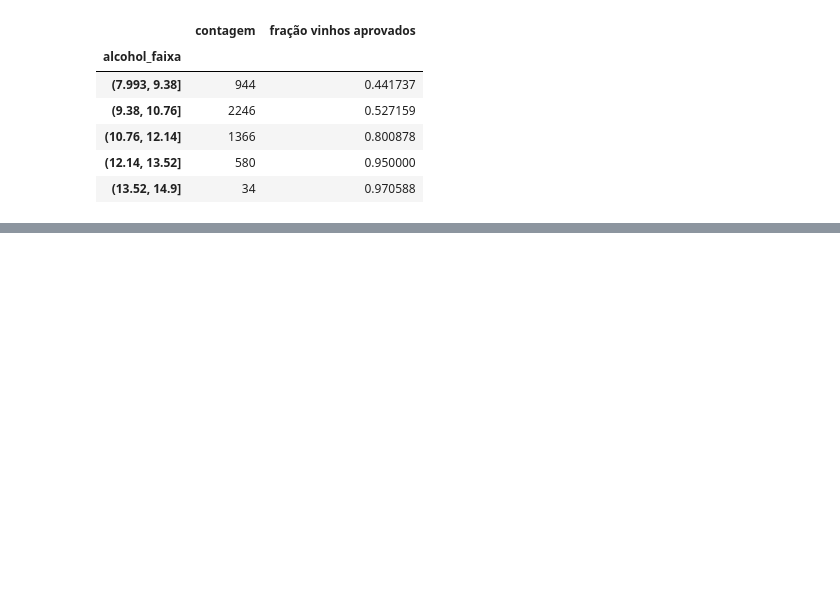
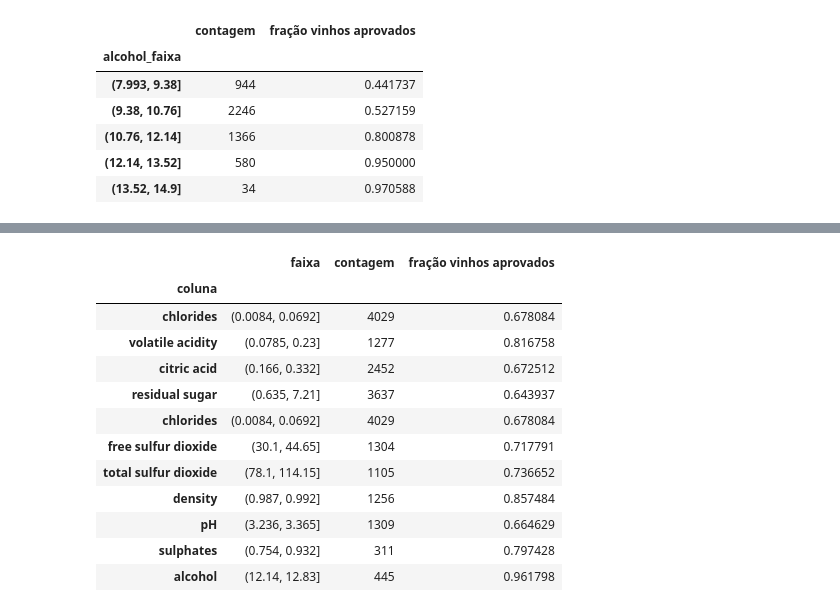
Before and after one commit to DionesGouvea/data-science-toolbox, a Jupyter notebook: Analise_exploratoria_vinhos_aprovados.ipynb, the cells around one changed output, grey strips where cells are left out. Drawn from its saved outputs; the diff is of its cells as text; code cells hidden in the pictures; blank space fills up the shorter version.

```diff
--- a/Analise_exploratoria_vinhos_aprovados.ipynb
+++ b/Analise_exploratoria_vinhos_aprovados.ipynb
@@ -325,0 +329,31 @@ agrupamento
+# %%
+def seleciona_faixa(dados, coluna, min_vinhos=100, faixas=10):
+    # Função que parte dos dados e da coluna, selecionando a melhor faixa dentre as faixas escolhidas
+
+    # Passo 1 - Selecionar a variável e fazer a coluna de faixas
+    train[coluna+'_faixa'] = pd.cut(train[coluna],bins=faixas)
+
+    # Passo 2 - Agrupar pela coluna de faixas e calcular média da coluna 'aprovado'
+    agrupamento = train.groupby(coluna+'_faixa')['approved'].agg(['count','mean'])
+    agrupamento.columns = ['contagem','fração vinhos aprovados'] #renomeando colunas
+
+    # Passo 3 - Selecionar apenas as faixas com um número mínimo de vinhos
+    agrupamento_filtro = agrupamento[agrupamento['contagem']>=min_vinhos]
+
+    # Passo 4 - Ordenar pela fração de vinhos aprovados, e selecionar a melhor faixa
+    # iloc[0] indica a 1a linha e o 'to_frame' transforma em DataFrame, e o .T transpõe o DataFrame
+    faixa_final = agrupamento_filtro.sort_values(by='fração vinhos aprovados',ascending=False).reset_index().iloc[0].to_frame().T
+
+    # Ajustando nomes
+    faixa_final.columns = ['faixa','contagem','fração vinhos aprovados']
+
+    # Criando uma nova coluna com o nome da variável testada, e colocando-a como índice
+    faixa_final['coluna'] = coluna
+    faixa_final.set_index('coluna',inplace=True)
+
+    # Salvando as seleções em um dataframe
+    return faixa_final
+# %%
+# Rodando para a primeira coluna
+teste_faixas = seleciona_faixa(train,'chlorides')
+teste_faixas
@@ -325,0 +364,7 @@ agrupamento
+# %%
+#aplicando um for para rodar a função em todas as colunas
+
+# Novamente selecionando as colunas numéricas
+colunas_numericas = list(train.select_dtypes(include='float').columns)
+
+colunas_numericas
@@ -325,0 +383,19 @@ agrupamento
+# %%
+# Rodando a função para todas as colunas (excluindo a 'chlorides', que já fizemos)
+for col in colunas_numericas[1:]:
+    teste_faixas = pd.concat([teste_faixas,seleciona_faixa(train,col)]) # Concatenar os Dataframes dentro da lista
+teste_faixas
+# %% [output]
+|  | faixa | contagem | fração vinhos aprovados |
+| coluna |  |  |  |
+| chlorides | (0.0084, 0.0692] | 4029 | 0.678084 |
+| volatile acidity | (0.0785, 0.23] | 1277 | 0.816758 |
+| citric acid | (0.166, 0.332] | 2452 | 0.672512 |
+| residual sugar | (0.635, 7.21] | 3637 | 0.643937 |
+| chlorides | (0.0084, 0.0692] | 4029 | 0.678084 |
+| free sulfur dioxide | (30.1, 44.65] | 1304 | 0.717791 |
+| total sulfur dioxide | (78.1, 114.15] | 1105 | 0.736652 |
+| density | (0.987, 0.992] | 1256 | 0.857484 |
+| pH | (3.236, 3.365] | 1309 | 0.664629 |
+| sulphates | (0.754, 0.932] | 311 | 0.797428 |
+| alcohol | (12.14, 12.83] | 445 | 0.961798 |
```
Also changed, not shown: parts of 12 cells of this notebook.
